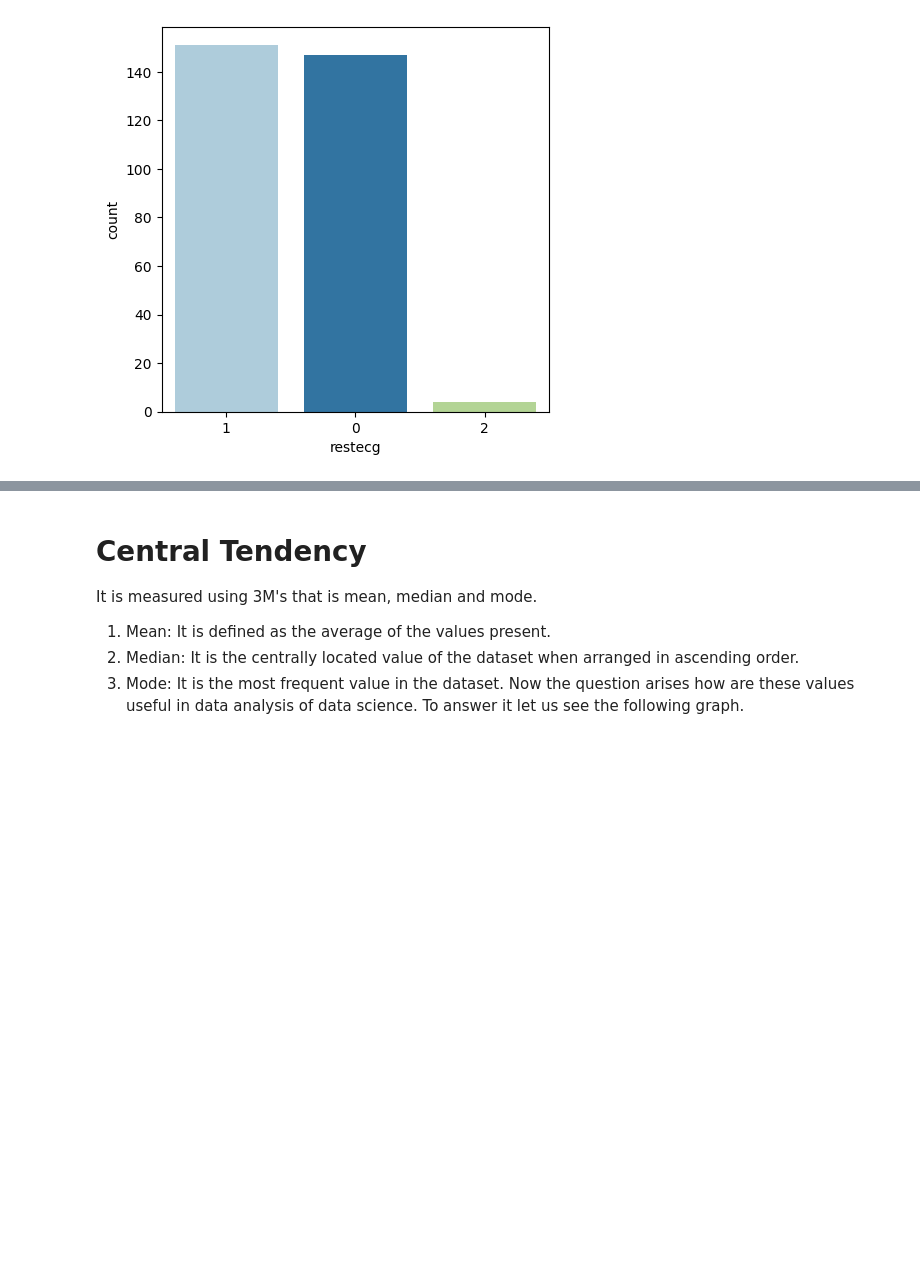
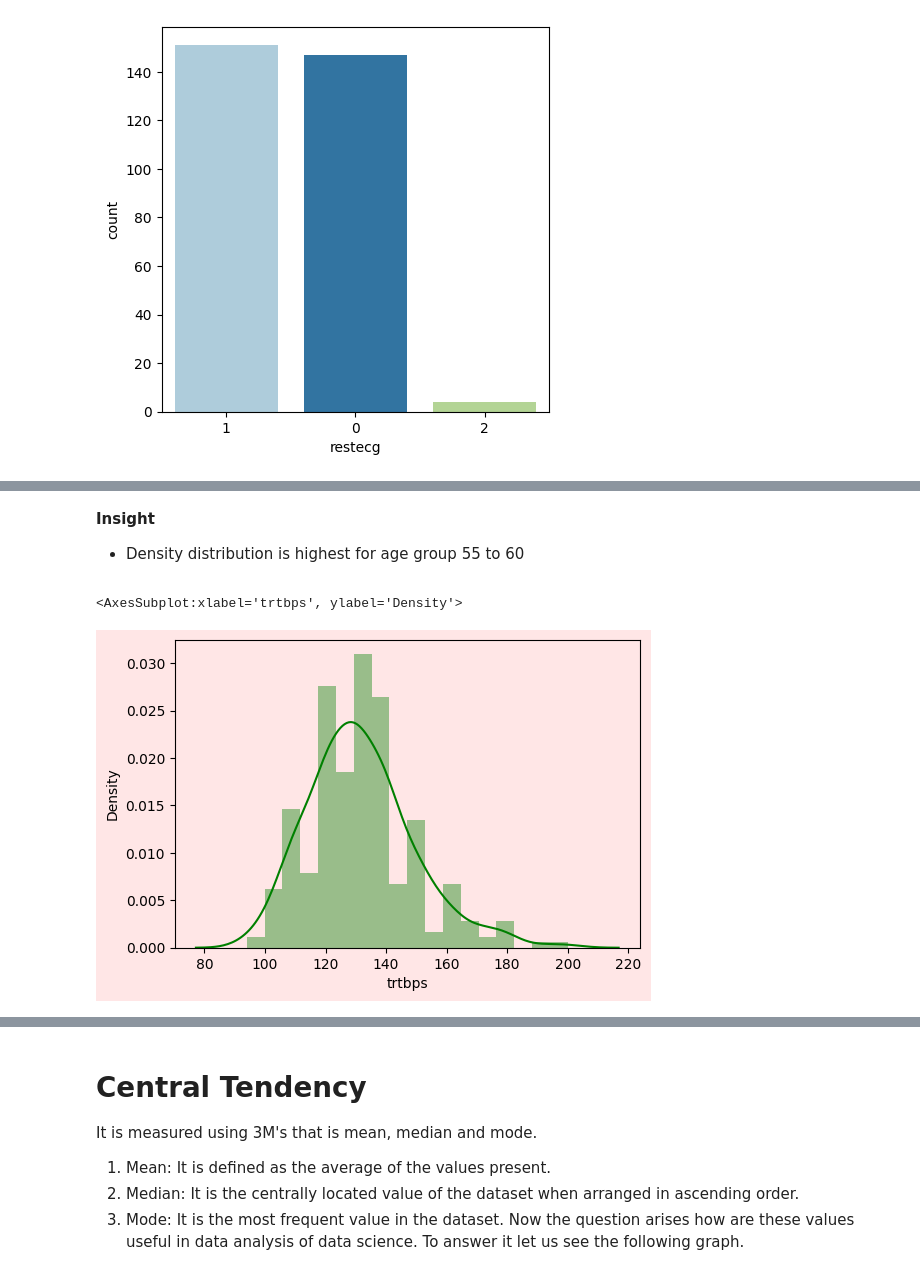
Before and after one commit to rifqinadzori/Heart-Attack-Analysis, a Jupyter notebook: Analysis.ipynb, the cells around one changed output, grey strips where cells are left out. Drawn from its saved outputs; the diff is of its cells as text; code cells hidden in the pictures; blank space fills up the shorter version.

```diff
--- a/Analysis.ipynb
+++ b/Analysis.ipynb
@@ -188,0 +223,20 @@ ECG count is almost the same for type 0 and 1. Also, for type 2 is very lowest c
+# %% [markdown]
+<b>Insight</b>
+<ul>
+<li>Density distribution is highest for age group 55 to 60</li>
+<ul>
+# %%
+#Density distribution for Blood Pressure
+fig = plt.figure(figsize=(15,10))
+gs = fig.add_gridspec(2,2)
+gs.update(wspace=0.5, hspace=0.5)
+ax1 = fig.add_subplot(gs[0,1])
+
+background_color = "#ffe6e6"
+fig.patch.set_facecolor(background_color)
+ax1.set_facecolor(background_color)
+
+sns.distplot(df.trtbps , color="green", label="Resting Blood Pressure", kde= True)
+# %% [output]
+<AxesSubplot:xlabel='trtbps', ylabel='Density'>
+[figure, added]
```
Also changed, not shown: parts of 23 cells of this notebook, 1 other file.
